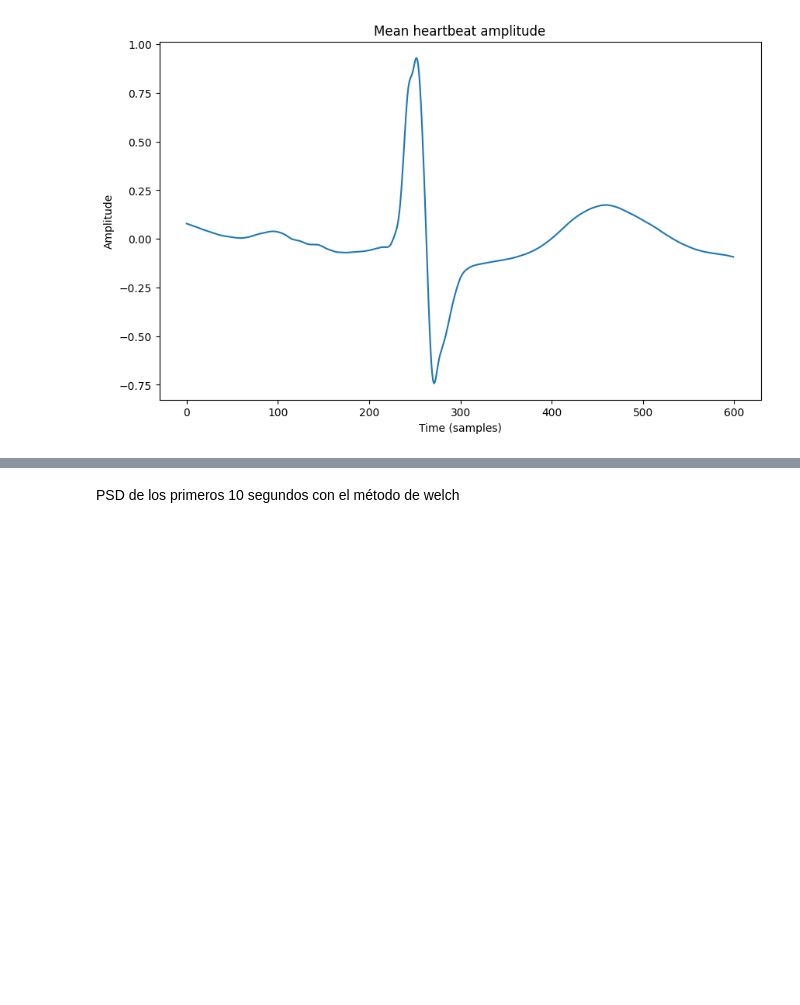
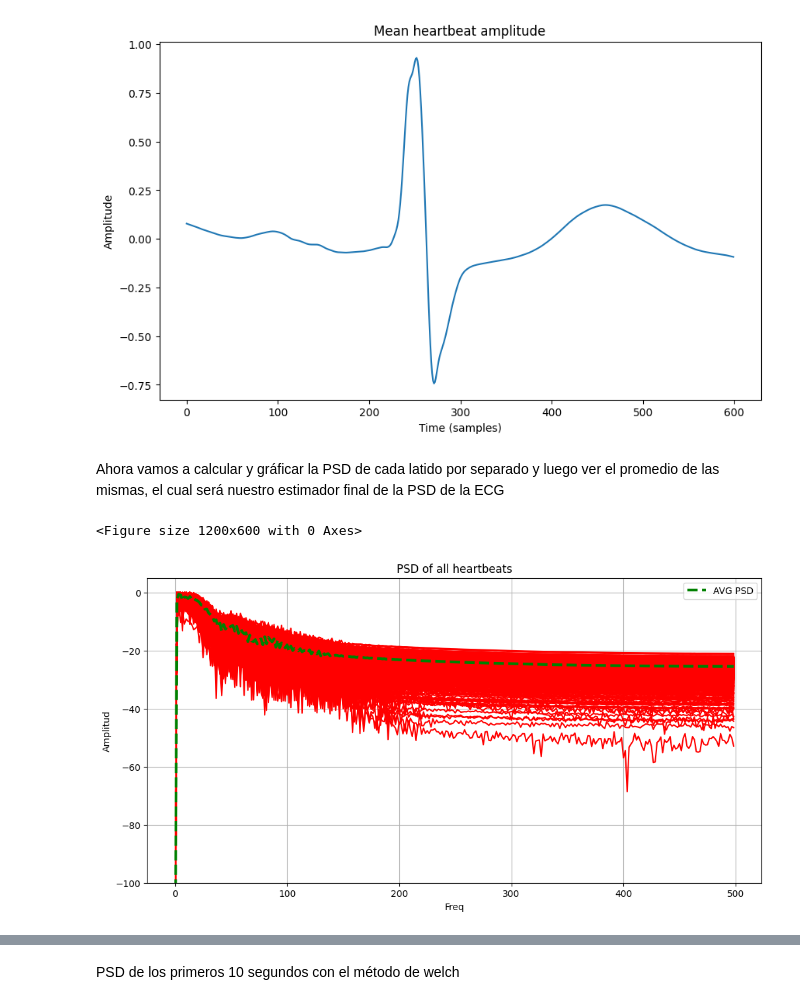
Before and after one commit to joacocibeira/PDS, a Jupyter notebook: tp_08/tp_08.ipynb, the cells around one changed output, grey strips where cells are left out. Cells and saved outputs as stored; diff of their text form; code cells hidden in the pictures; blank space fills up the shorter version.

```diff
--- a/tp_08/tp_08.ipynb
+++ b/tp_08/tp_08.ipynb
@@ -16,6 +21,7 @@ hb_length = 600
 hb_start = -250
 hb_end = 350
 half_length = int(hb_length // 2)
+fs = 1000
 
 heartbeats = [ecg_lead[int(q + hb_start): int(q + hb_end)] for q in qrs_detections]
 heartbeats_dt = [sig.detrend(h) for h in heartbeats]
@@ -59,3 +65,37 @@ plt.ylabel("Amplitude")
 plt.show()
 # %% [output]
 [figure]
+# %% [markdown]
+Ahora vamos a calcular y gráficar la PSD de cada latido por separado y luego ver el promedio de las mismas, el cual será nuestro estimador final de la PSD de la ECG
+# %%
+N = heartbeats_dt.shape[1]
+plt.figure(figsize=(12, 6))
+
+
+hb_spectrum = np.fft.fft(heartbeats_dt)
+Pxx_matrix = (np.abs(hb_spectrum) / hb_length)
+
+for i in range(Pxx_matrix.shape[0]):
+    Pxx_matrix[i, :] /= np.max(Pxx_matrix[i, :])
+    Pxx_matrix[i, :] = np.fft.fftshift(Pxx_matrix[i, :])
+
+Pxx_mean = np.mean(Pxx_matrix, axis=0)
+f_mean = np.fft.fftfreq(600, d=1 / fs)
+f_mean = np.fft.fftshift(f_mean)
+f_mean = f_mean[half_length:]
+
+plt.figure(figsize=(12,6))
+plt.title("PSD of all heartbeats")
+plt.xlabel("Freq")
+plt.ylabel(f"Amplitud")  ## Revisar LaTex
+plt.ylim([-100, 5])
+for i in range(heartbeats_dt.shape[0]):
+    plt.plot(f_mean, 10 * np.log10(Pxx_matrix[i, half_length:]), color='red')
+plt.plot( f_mean, 10 * np.log10(Pxx_mean[half_length:]), "--r", linewidth=3, label="AVG PSD", color="green"
+)
+plt.grid()
+plt.legend()
+plt.show()
+# %% [output]
+<Figure size 1200x600 with 0 Axes>
+[figure, added]
```
Also changed, not shown: parts of 20 cells of this notebook, 4 other files.
